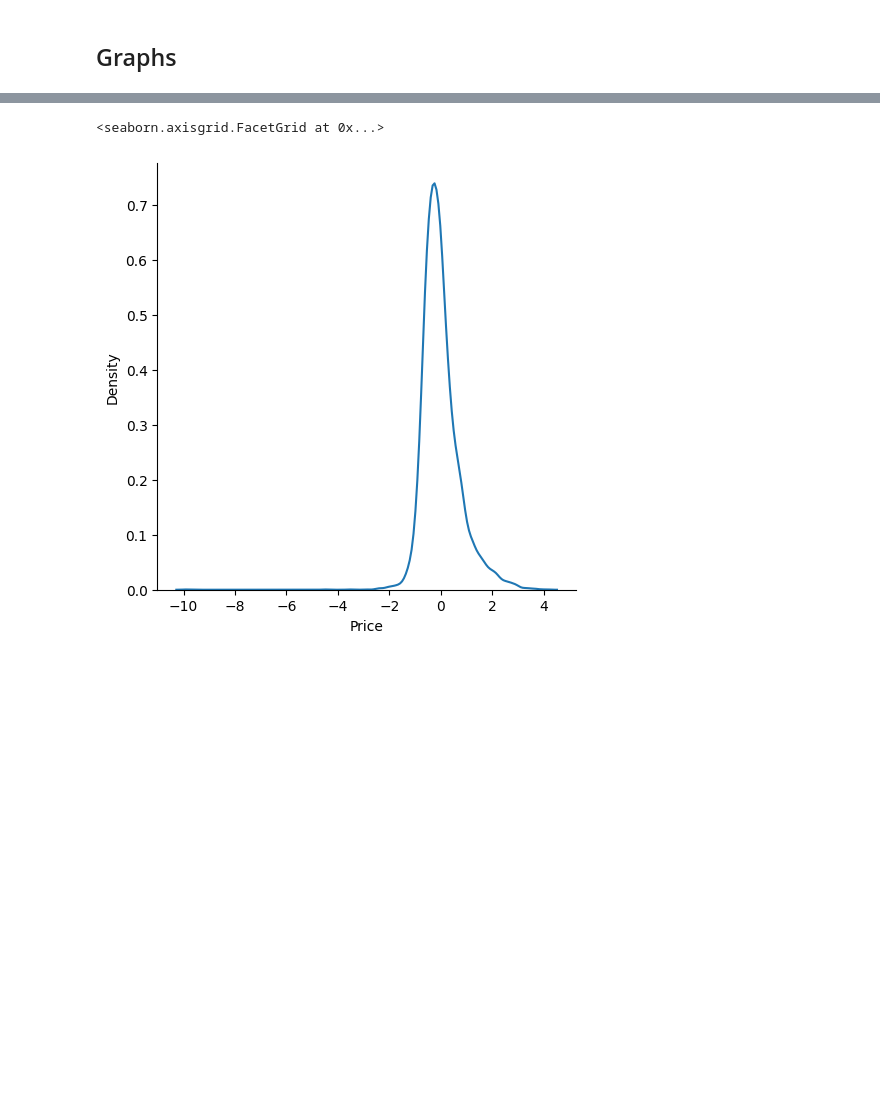
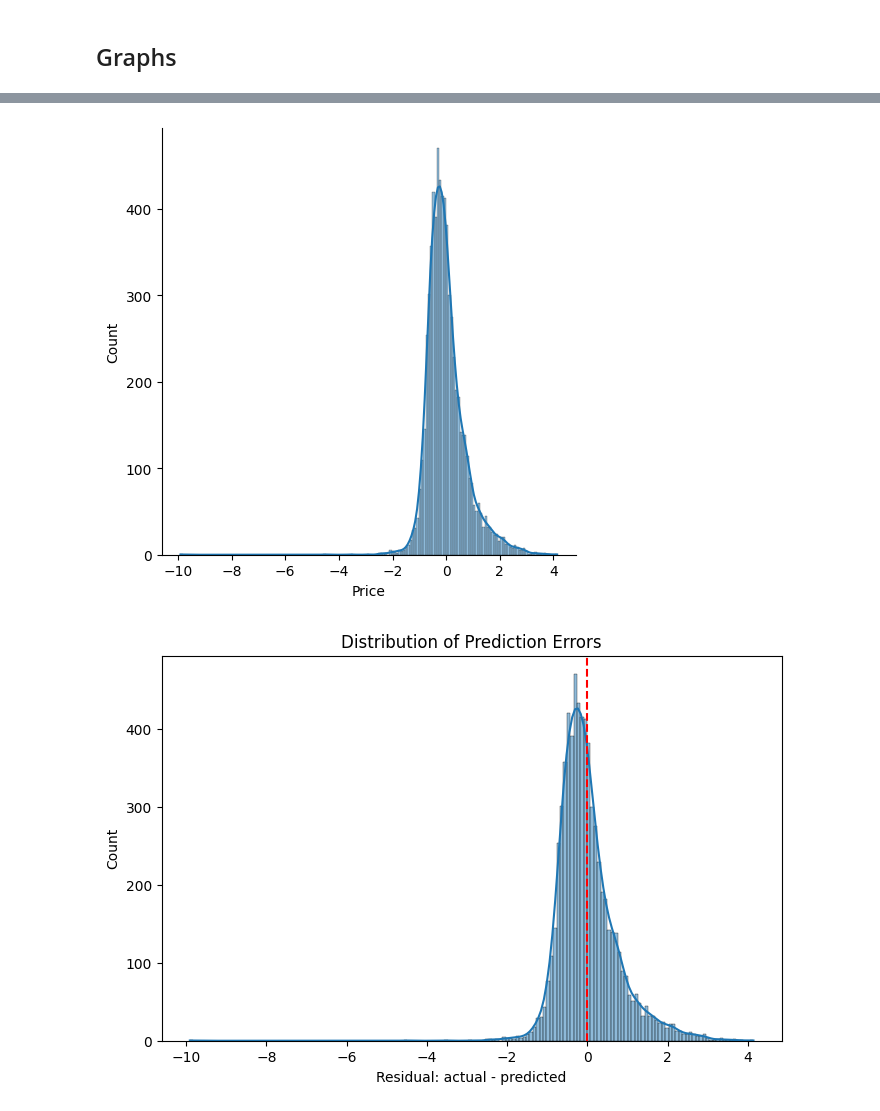
Before and after one commit to iamanshu1804/Basic-Linear-Regression, a Jupyter notebook: Multiple_Linear_Regression.ipynb, the cells around one changed output, grey strips where cells are left out. Saved outputs shown, nothing was run; the diff lists cells and outputs as text; code cells hidden in the pictures; blank space fills up the shorter version.

```diff
--- a/Multiple_Linear_Regression.ipynb
+++ b/Multiple_Linear_Regression.ipynb
@@ -223,8 +260,15 @@ Text(0.5, 1.0, 'Actual vs Predicted Values')
 # %%
 residuals=Y_test-Y_pred
 # %%
-sns.displot(residuals,kind="kde")
+sns.displot(residuals,kde=True)
+plt.figure(figsize=(8, 5))
+sns.histplot(residuals, kde=True)
+
+plt.axvline(0, color="red", linestyle="--")
+plt.xlabel("Residual: actual - predicted")
+plt.title("Distribution of Prediction Errors")
+plt.show()
 # %% [output]
-<seaborn.axisgrid.FacetGrid at 0x...>
-[figure, old version]
+[figure, new version]
+[figure, added]
 # %%
```
Also changed, not shown: parts of 4 cells of this notebook.
